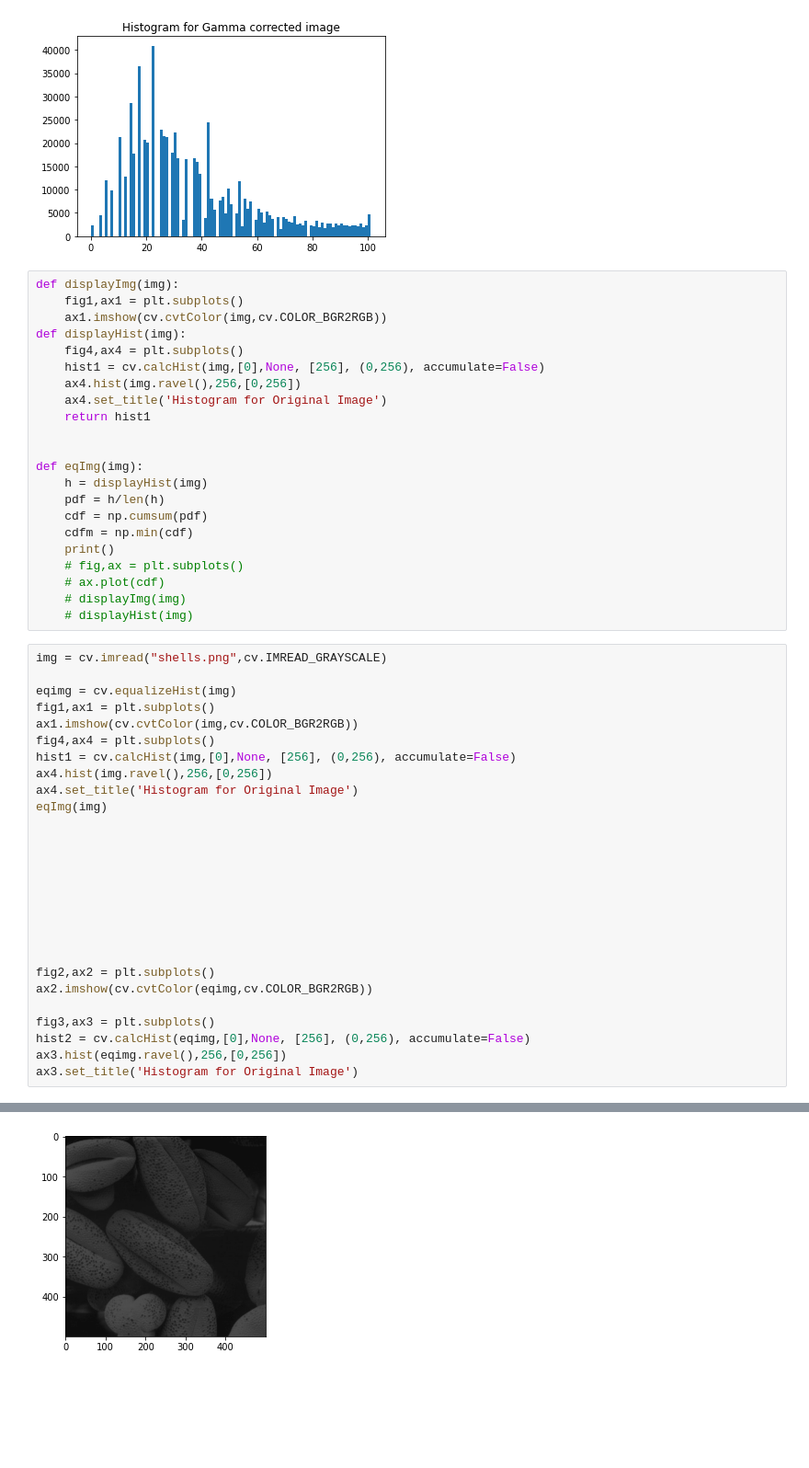
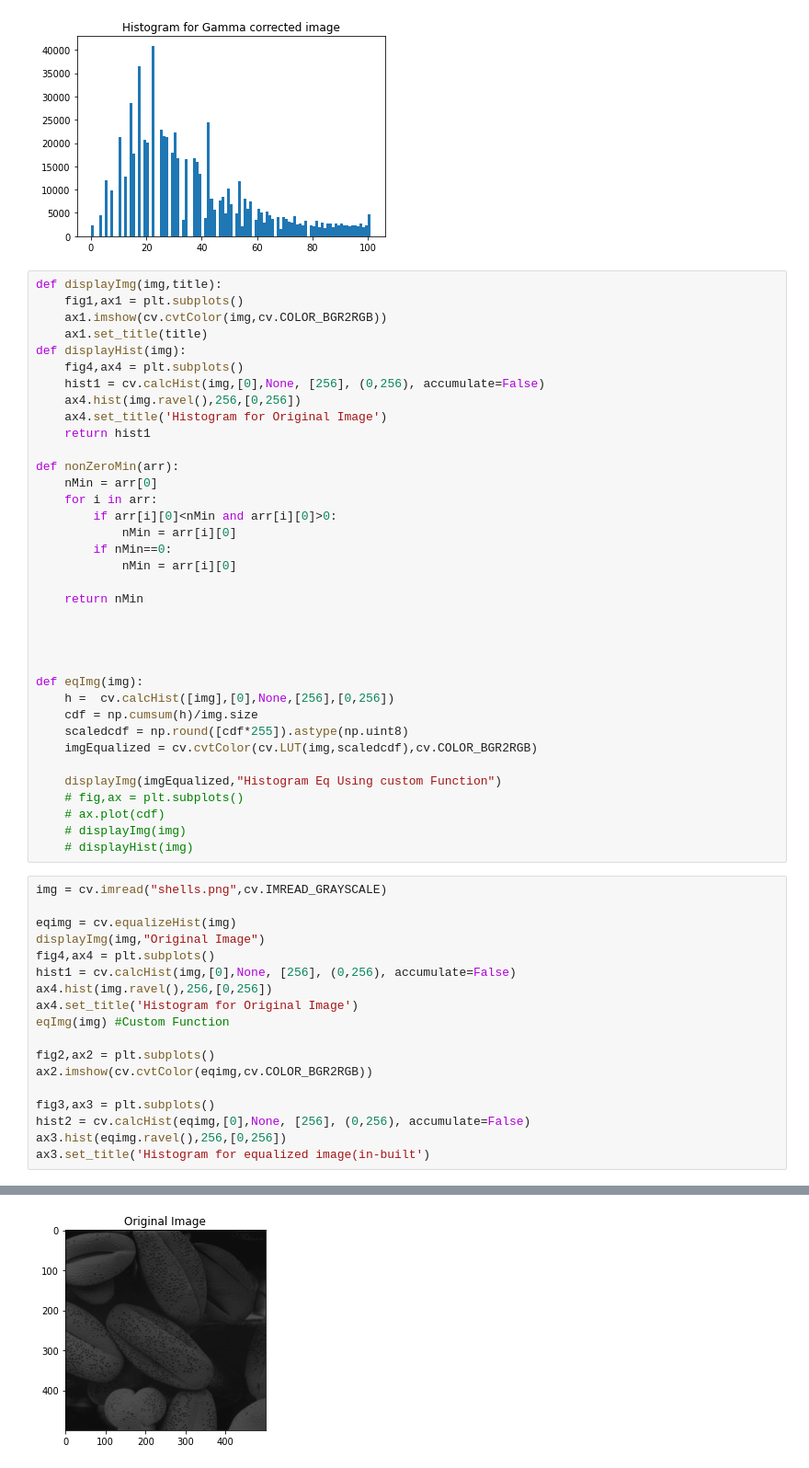
Before and after one commit to PabasaraDilshan/EN2550, a Jupyter notebook: Assignment1/ass1.ipynb, the cells around one changed output, grey strips where cells are left out. Shown at 92% size. Saved outputs shown, nothing was run; the diff lists cells and outputs as text; blank space fills up the shorter version.

```diff
--- a/Assignment1/ass1.ipynb
+++ b/Assignment1/ass1.ipynb
@@ -161,9 +161,10 @@ Text(0.5, 1.0, 'Histogram for Gamma corrected image')
 [figure]
 [figure]
 # %%
-def displayImg(img):
+def displayImg(img,title):
     fig1,ax1 = plt.subplots()
     ax1.imshow(cv.cvtColor(img,cv.COLOR_BGR2RGB))
+    ax1.set_title(title)
 def displayHist(img):
     fig4,ax4 = plt.subplots()
     hist1 = cv.calcHist(img,[0],None, [256], (0,256), accumulate=False)
@@ -171,13 +172,26 @@ def displayHist(img):
     ax4.set_title('Histogram for Original Image')
     return hist1
 
+def nonZeroMin(arr):
+    nMin = arr[0]
+    for i in arr:
+        if arr[i][0]<nMin and arr[i][0]>0:
+            nMin = arr[i][0]
+        if nMin==0:
+            nMin = arr[i][0]
+
+    return nMin
+
+
+
 
 def eqImg(img):
-    h = displayHist(img)
-    pdf = h/len(h)
-    cdf = np.cumsum(pdf)
-    cdfm = np.min(cdf)
-    print()
+    h =  cv.calcHist([img],[0],None,[256],[0,256])
+    cdf = np.cumsum(h)/img.size
+    scaledcdf = np.round([cdf*255]).astype(np.uint8)
+    imgEqualized = cv.cvtColor(cv.LUT(img,scaledcdf),cv.COLOR_BGR2RGB)
+
+    displayImg(imgEqualized,"Histogram Eq Using custom Function")
     # fig,ax = plt.subplots()
     # ax.plot(cdf)
     # displayImg(img)
@@ -186,21 +200,12 @@ def eqImg(img):
 img = cv.imread("shells.png",cv.IMREAD_GRAYSCALE)
 
 eqimg = cv.equalizeHist(img)
-fig1,ax1 = plt.subplots()
-ax1.imshow(cv.cvtColor(img,cv.COLOR_BGR2RGB))
+displayImg(img,"Original Image")
 fig4,ax4 = plt.subplots()
 hist1 = cv.calcHist(img,[0],None, [256], (0,256), accumulate=False)
 ax4.hist(img.ravel(),256,[0,256])
 ax4.set_title('Histogram for Original Image')
-eqImg(img)
-
-
-
-
-
-
-
-
+eqImg(img) #Custom Function
 
 fig2,ax2 = plt.subplots()
 ax2.imshow(cv.cvtColor(eqimg,cv.COLOR_BGR2RGB))
@@ -208,5 +213,5 @@ ax2.imshow(cv.cvtColor(eqimg,cv.COLOR_BGR2RGB))
 fig3,ax3 = plt.subplots()
 hist2 = cv.calcHist(eqimg,[0],None, [256], (0,256), accumulate=False)
 ax3.hist(eqimg.ravel(),256,[0,256])
-ax3.set_title('Histogram for Original Image')
+ax3.set_title('Histogram for equalized image(in-built')
 # %% [output]
@@ -221,2 +219,2 @@ Text(0.5, 1.0, 'Histogram for Original Image')
-[figure, old version]
+[figure, new version]
 [figure]
```
Also changed, not shown: parts of 1 cell of this notebook.
